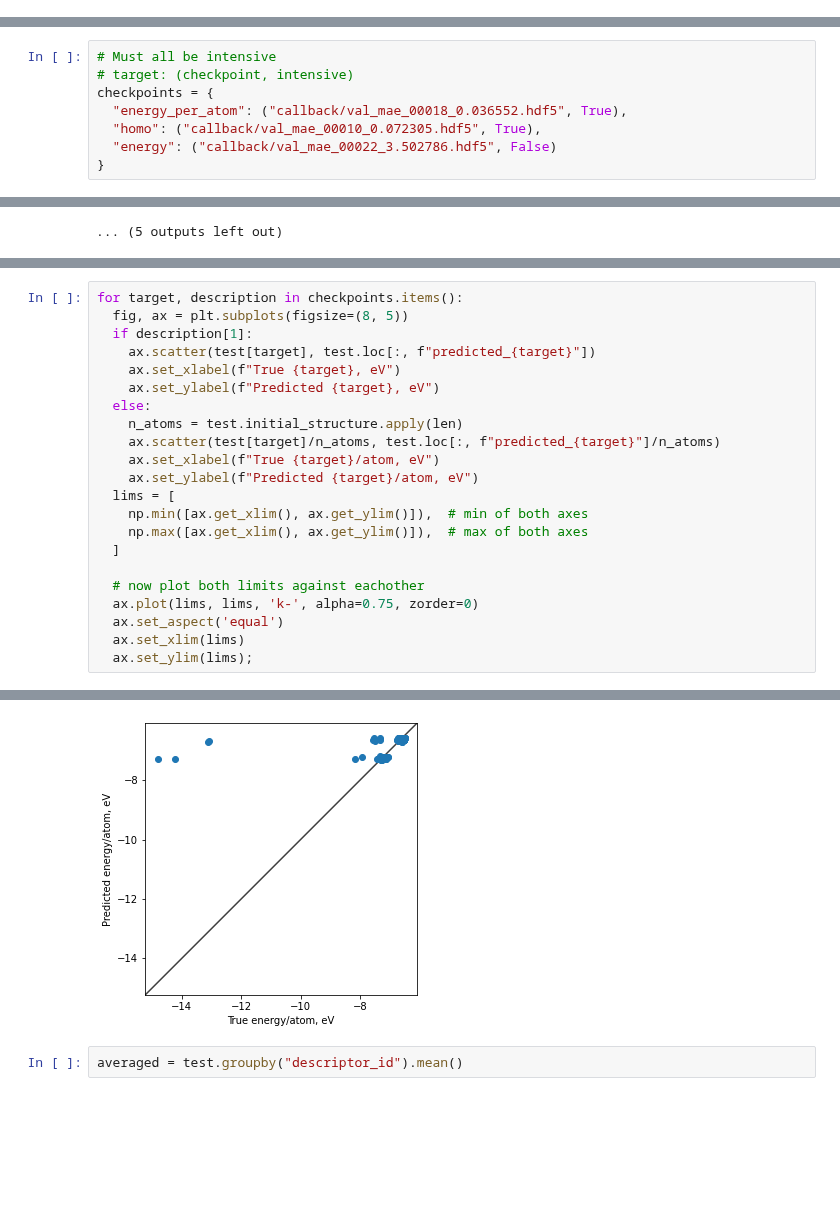
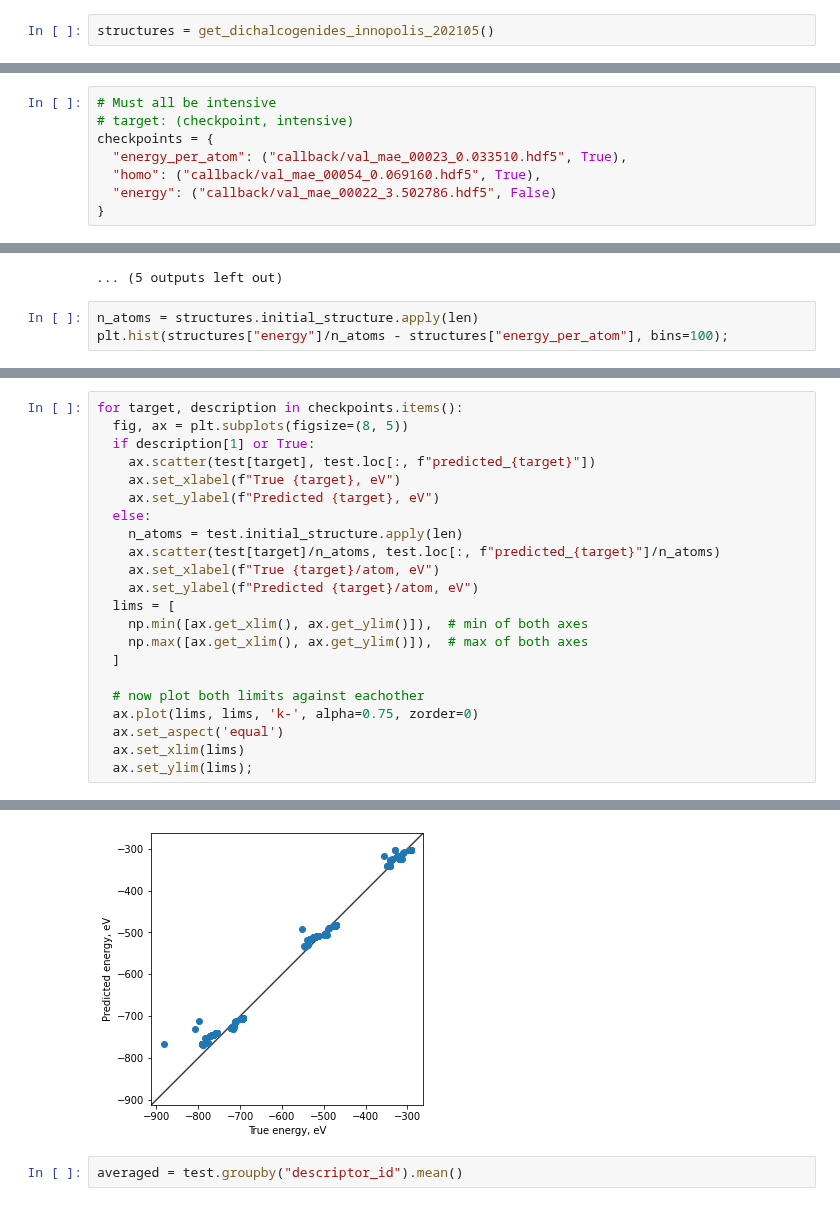
Before and after one commit to HSE-LAMBDA/ai4material_design, a Jupyter notebook: megnet-plotting.ipynb, the cells around one changed output, grey strips where cells are left out. Saved outputs shown, nothing was run; the diff lists cells and outputs as text; blank space fills up the shorter version.

```diff
--- a/megnet-plotting.ipynb
+++ b/megnet-plotting.ipynb
@@ -25,0 +12,2 @@ structures["initial_structure"] = structures.apply(lambda row: initial_structure
+# %%
+structures = get_dichalcogenides_innopolis_202105()
@@ -49,8 +39,8 @@ train, test = train_test_split(structures, test_size=0.25, random_state=42)
 # Must all be intensive
 # target: (checkpoint, intensive)
 checkpoints = {
-  "energy_per_atom": ("callback/val_mae_00018_0.036552.hdf5", True),
-  "homo": ("callback/val_mae_00010_0.072305.hdf5", True),
+  "energy_per_atom": ("callback/val_mae_00023_0.033510.hdf5", True),
+  "homo": ("callback/val_mae_00054_0.069160.hdf5", True),
   "energy": ("callback/val_mae_00022_3.502786.hdf5", False)
 }
 # %%
@@ -87,3 +77,6 @@ WARNING:tensorflow:7 out of the last 13 calls to <function Model.make_predict_fu
 WARNING:tensorflow:7 out of the last 13 calls to <function Model.make_predict_function.<locals>.predict_function at 0x...> triggered tf.function retracing. Tracing is expensive and the excessive numbe ...
 WARNING:tensorflow:8 out of the last 14 calls to <function Model.make_predict_function.<locals>.predict_function at 0x...> triggered tf.function retracing. Tracing is expensive and the excessive numbe ...
 ... (5 outputs left out)
+# %%
+n_atoms = structures.initial_structure.apply(len)
+plt.hist(structures["energy"]/n_atoms - structures["energy_per_atom"], bins=100);
@@ -90,7 +85,7 @@ WARNING:tensorflow:8 out of the last 14 calls to <function Model.make_predict_fu
 # %%
 for target, description in checkpoints.items():
   fig, ax = plt.subplots(figsize=(8, 5))
-  if description[1]:
+  if description[1] or True:
     ax.scatter(test[target], test.loc[:, f"predicted_{target}"])
     ax.set_xlabel(f"True {target}, eV")
     ax.set_ylabel(f"Predicted {target}, eV")
@@ -115,4 +110,4 @@ for target, description in checkpoints.items():
-[figure, old version]
+[figure, new version]
 # %%
 averaged = test.groupby("descriptor_id").mean()
 # %%
```
Also changed, not shown: parts of 11 cells of this notebook, 6 other files.
